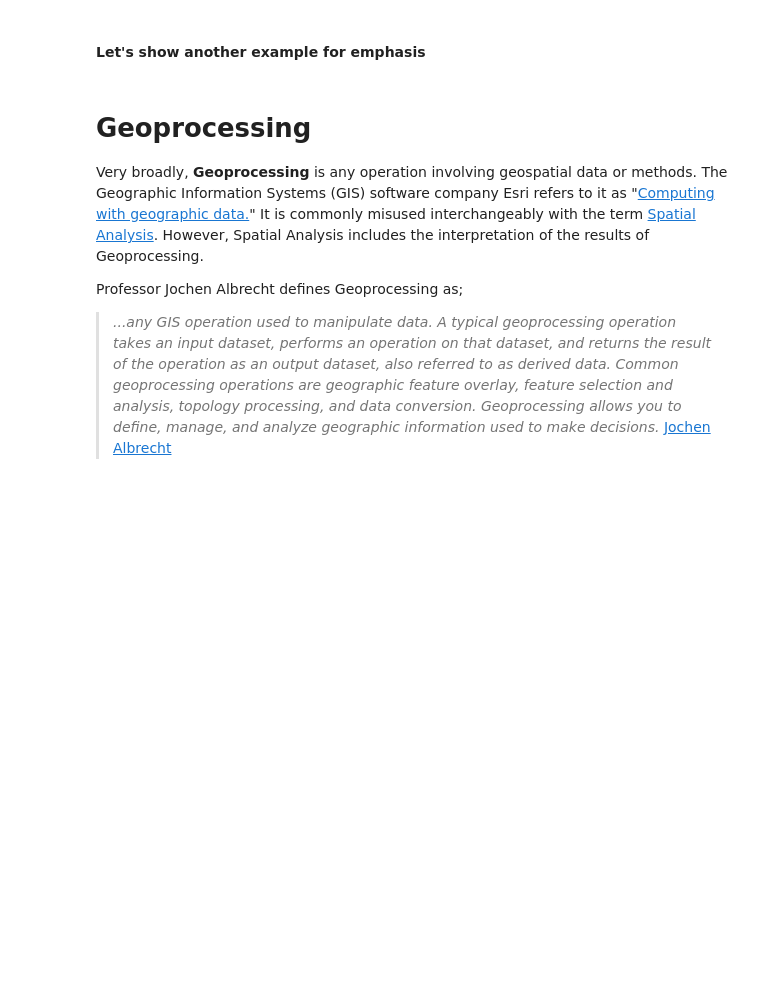
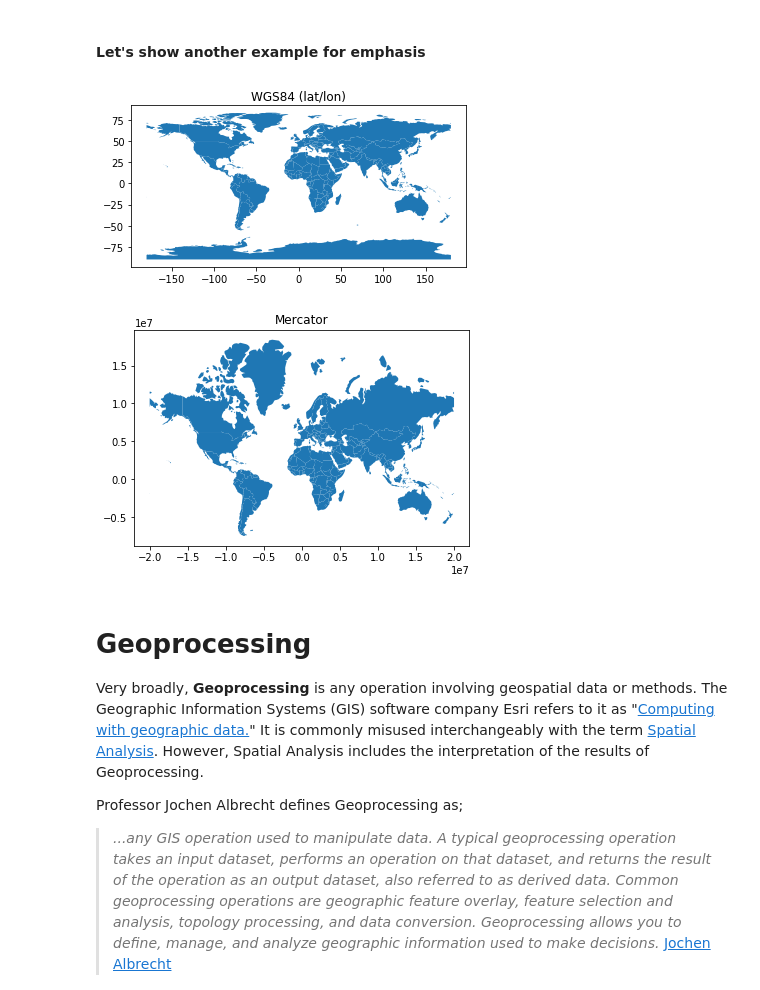
Before and after one commit to pratt-savi-810/pratt-savi-810-2020-03-lesson_05, a Jupyter notebook: completed/lesson_05_completed.ipynb, the cells around one changed output. Cells and saved outputs as stored; diff of their text form; code cells hidden in the pictures; blank space fills up the shorter version.

```diff
--- a/completed/lesson_05_completed.ipynb
+++ b/completed/lesson_05_completed.ipynb
@@ -254,13 +304,16 @@ gdf.to_crs(epsg=2263, inplace=True)
 # %%
 world = gpd.read_file(gpd.datasets.get_path('naturalearth_lowres'))
 ax = world.plot()
 ax.set_title("WGS84 (lat/lon)");
 
 world = world[
     (world.name != "Antarctica") & (world.name != "Fr. S. Antarctic Lands")
-].to_crs("EPSG:3395")
+].to_crs(epsg=3395)
 ax = world.plot()
 ax.set_title("Mercator");
+# %% [output]
+[figure, added]
+[figure, added]
 # %% [markdown]
 # Geoprocessing
 
```
Also changed, not shown: parts of 26 cells of this notebook, 1 other file.
